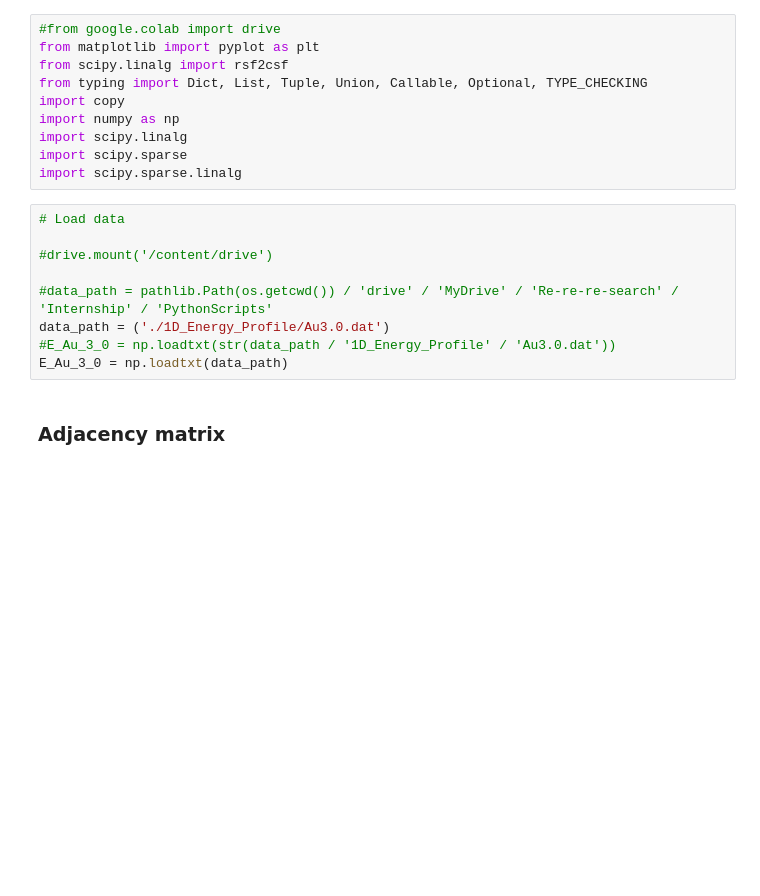
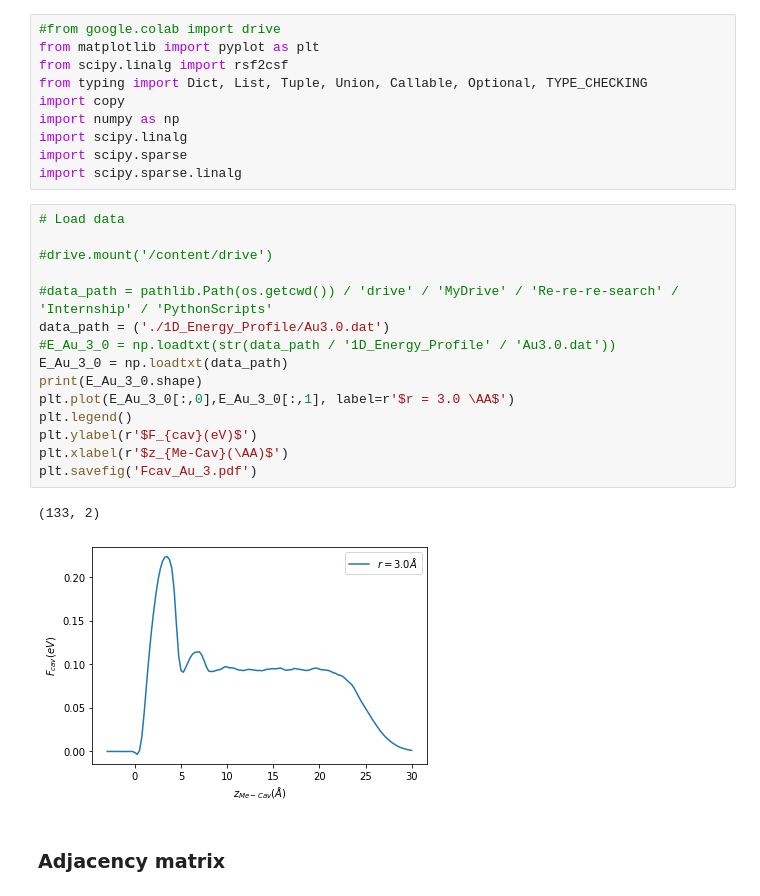
Before and after one commit to 4psireal2/cavity-formation, a Jupyter notebook: cavity_formation_1D.ipynb, the cells around one changed output. Saved outputs shown, nothing was run; the diff lists cells and outputs as text; blank space fills up the shorter version.

```diff
--- a/cavity_formation_1D.ipynb
+++ b/cavity_formation_1D.ipynb
@@ -11,12 +11,21 @@ import scipy.sparse.linalg
 # %%
 # Load data
 
 #drive.mount('/content/drive')
 
 #data_path = pathlib.Path(os.getcwd()) / 'drive' / 'MyDrive' / 'Re-re-re-search' / 'Internship' / 'PythonScripts'
 data_path = ('./1D_Energy_Profile/Au3.0.dat')
 #E_Au_3_0 = np.loadtxt(str(data_path / '1D_Energy_Profile' / 'Au3.0.dat'))
 E_Au_3_0 = np.loadtxt(data_path)
+print(E_Au_3_0.shape)
+plt.plot(E_Au_3_0[:,0],E_Au_3_0[:,1], label=r'$r = 3.0 \AA$')
+plt.legend()
+plt.ylabel(r'$F_{cav}(eV)$')
+plt.xlabel(r'$z_{Me-Cav}(\AA)$')
+plt.savefig('Fcav_Au_3.pdf')
+# %% [output]
+(133, 2)
+[figure, added]
 # %% [markdown]
 ### Adjacency matrix
 # %%
```
Also changed, not shown: parts of 2 cells of this notebook, 1 other file.
